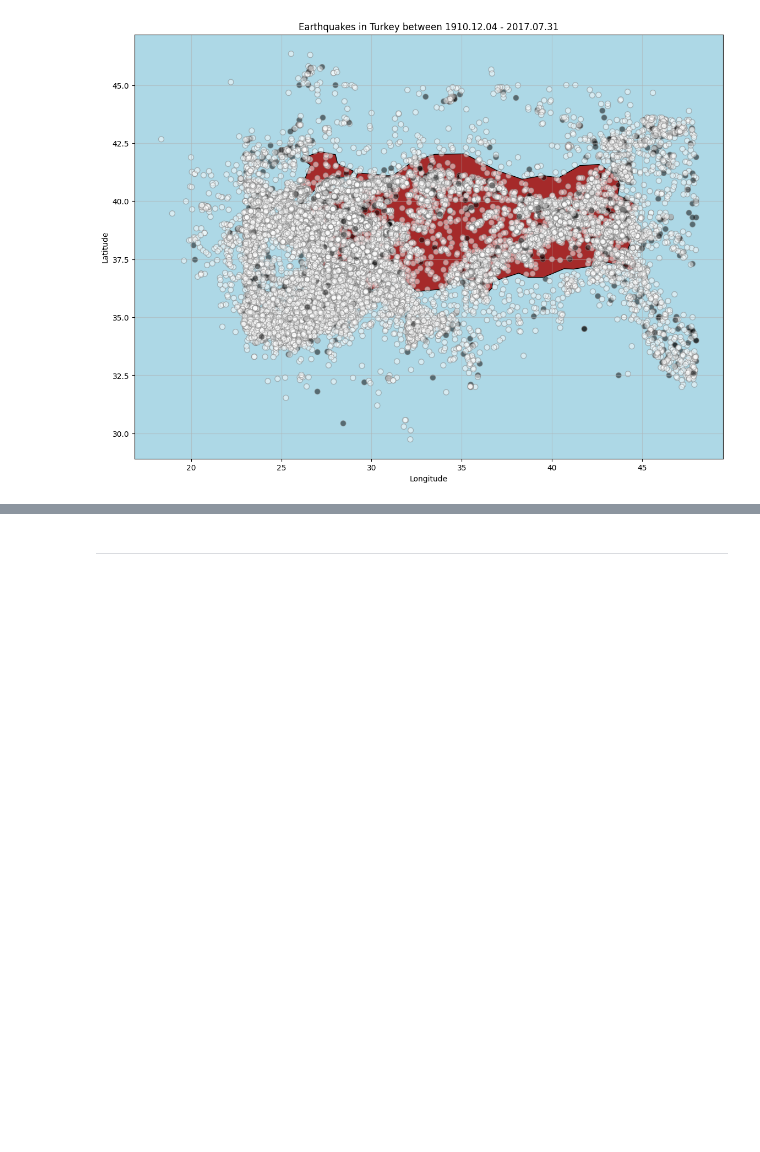
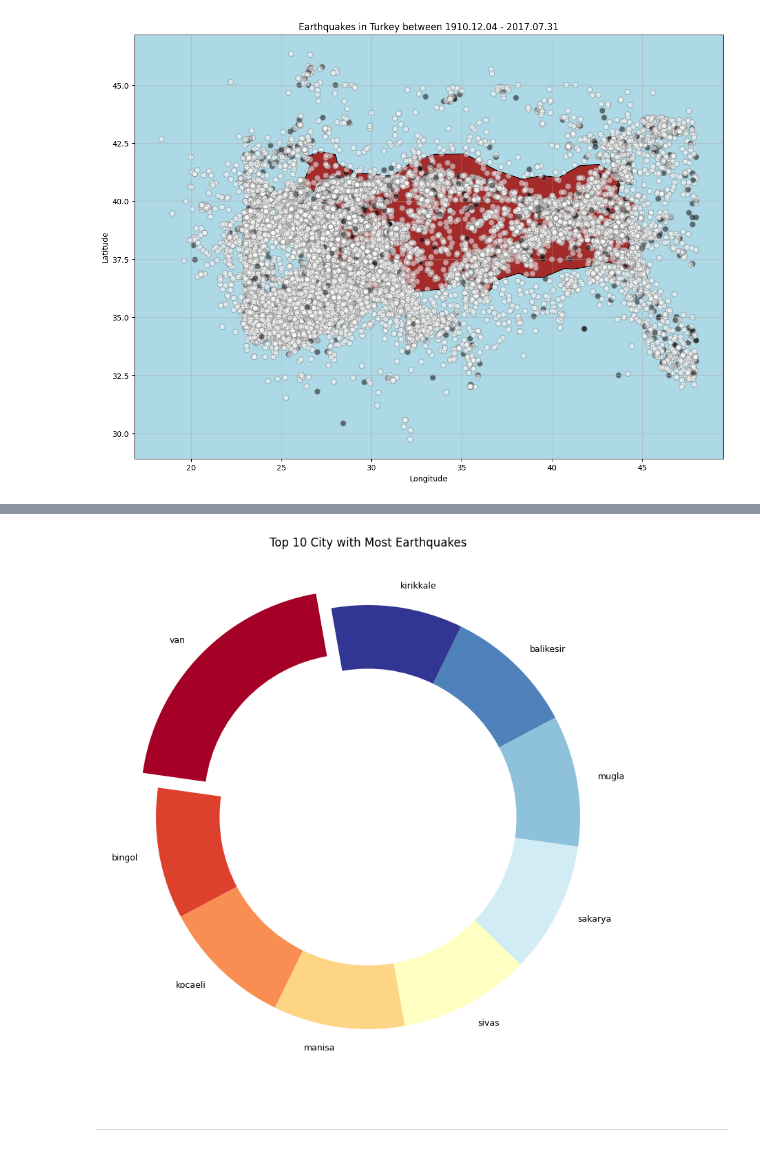
Before and after one commit to sedataskan/earthquake, a Jupyter notebook: earthquake.ipynb, the cells around one changed output, grey strips where cells are left out. Cells and saved outputs as stored; diff of their text form; code cells hidden in the pictures; blank space fills up the shorter version.

```diff
--- a/earthquake.ipynb
+++ b/earthquake.ipynb
@@ -80,3 +88,27 @@ plt.show()
+# %%
+cities = turkey["city"].dropna()
+
+fig, ax = plt.subplots(figsize=(10,10))
+
+cities.nunique()
+
+cities.head(10).value_counts().plot(kind = "pie",
+                                    cmap="RdYlBu",
+                                    labels=cities.head(10).value_counts().index,
+                                    pctdistance=0.9,
+                                    labeldistance=1.1,
+                                    startangle=100,
+                                    textprops={'fontsize': 9},
+                                    wedgeprops=dict(width=0.3),
+                                    explode=[0.1 if i == 'van' else 0 for i in cities.head(10).value_counts().index],
+                                    ax = ax)
+
+plt.title("Top 10 City with Most Earthquakes")
+plt.ylabel("")
+
+plt.show()
+# %% [output]
+[figure, added]
 # %% [markdown]
 -----
 # %% [markdown]
```
Also changed, not shown: parts of 1 cell of this notebook.
